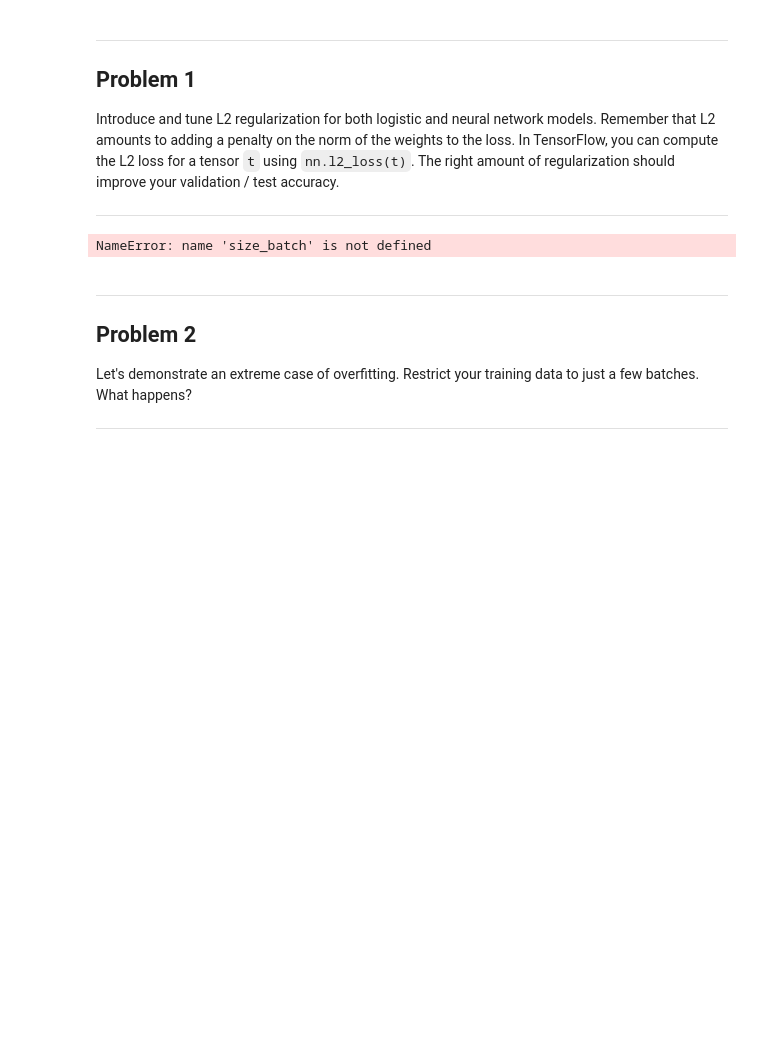
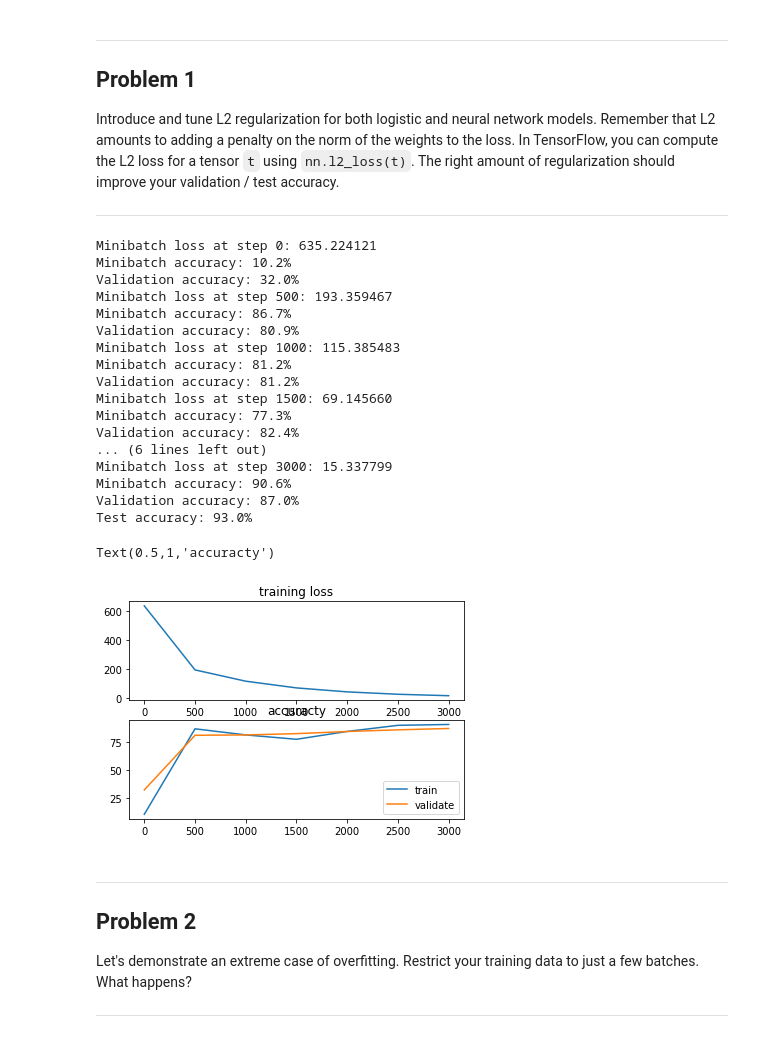
Before and after one commit to SummitKwan/Udacity_DeepLearning, a Jupyter notebook: 3_regularization.ipynb, the cells around one changed output. Drawn from its saved outputs; the diff is of its cells as text; code cells hidden in the pictures; blank space fills up the shorter version.

```diff
--- a/3_regularization.ipynb
+++ b/3_regularization.ipynb
@@ -107,37 +109,71 @@ with graph.as_default():
     loss = tf.reduce_mean( tf.nn.softmax_cross_entropy_with_logits(logits=logits, labels=Y_tr) ) + lambda_l2*(tf.nn.l2_loss(W0)+tf.nn.l2_loss(W1))
 
     # optimizer
     optimizer = tf.train.GradientDescentOptimizer(0.5).minimize(loss)   # give oprimizer a name
 
     # model preditction
     Y_tr_hat = tf.nn.softmax(logits)
     Y_vl_hat = tf.nn.softmax( tf.matmul(tf.nn.relu(tf.matmul(X_vl, W0) + b0), W1) + b1 )
     Y_ts_hat = tf.nn.softmax( tf.matmul(tf.nn.relu(tf.matmul(X_ts, W0) + b0), W1) + b1 )
 
 # next, we need a session
 num_steps = 3001
+step_plot = []
+acc_tr = []
+acc_vl = []
+loss_tr = []
 
 with tf.Session(graph=graph) as session:
     # initilize variables
     tf.global_variables_initializer().run()
 
     # loop
     for step in range(num_steps):
         # get batch data
         offset = (step * size_batch) % (train_dataset.shape[0] - size_batch)
         X_batch = train_dataset[offset:offset+size_batch, :]
         Y_batch = train_labels[offset:offset+size_batch, :]
         feed_dict = {X_tr: X_batch, Y_tr: Y_batch}
         [_, l, predictions] = session.run([optimizer, loss, Y_tr_hat], feed_dict= feed_dict)
         if (step % 500 == 0):
+            step_plot.append(step)
+            loss_tr.append(l)
+            acc_tr.append(accuracy(predictions, Y_batch))
+            acc_vl.append(accuracy(Y_vl_hat.eval(), valid_labels))
             print("Minibatch loss at step %d: %f" % (step, l))
             print("Minibatch accuracy: %.1f%%" % accuracy(predictions, Y_batch))
             print("Validation accuracy: %.1f%%" % accuracy(Y_vl_hat.eval(), valid_labels))
     print("Test accuracy: %.1f%%" % accuracy(Y_ts_hat.eval(), test_labels))
+
+# plot
+plt.subplot(2,1,1)
+plt.plot(step_plot, loss_tr)
+plt.title('training loss')
+plt.subplot(2,1,2)
+plt.plot(step_plot, acc_tr)
+plt.plot(step_plot, acc_vl)
+plt.legend(['train','validate'])
+plt.title('accuracty')
+# %% [output]
+Minibatch loss at step 0: 635.224121
+Minibatch accuracy: 10.2%
+Validation accuracy: 32.0%
+Minibatch loss at step 500: 193.359467
+Minibatch accuracy: 86.7%
+Validation accuracy: 80.9%
+Minibatch loss at step 1000: 115.385483
+Minibatch accuracy: 81.2%
+Validation accuracy: 81.2%
+Minibatch loss at step 1500: 69.145660
+Minibatch accuracy: 77.3%
+Validation accuracy: 82.4%
+... (6 lines left out)
+Minibatch loss at step 3000: 15.337799
+Minibatch accuracy: 90.6%
+Validation accuracy: 87.0%
+Test accuracy: 93.0%
+Text(0.5,1,'accuracty')
+[figure, added]
-# %%
-print(size_batch,M_X)
-# %% [output]
-NameError: name 'size_batch' is not defined
 # %% [markdown]
 ---
 Problem 2
```
Also changed, not shown: parts of 4 cells of this notebook.
